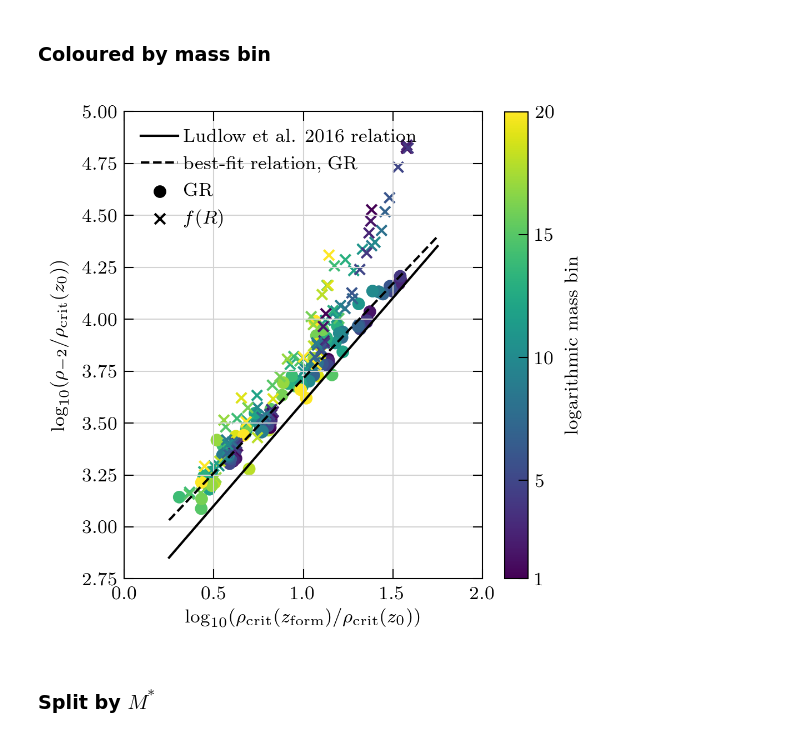
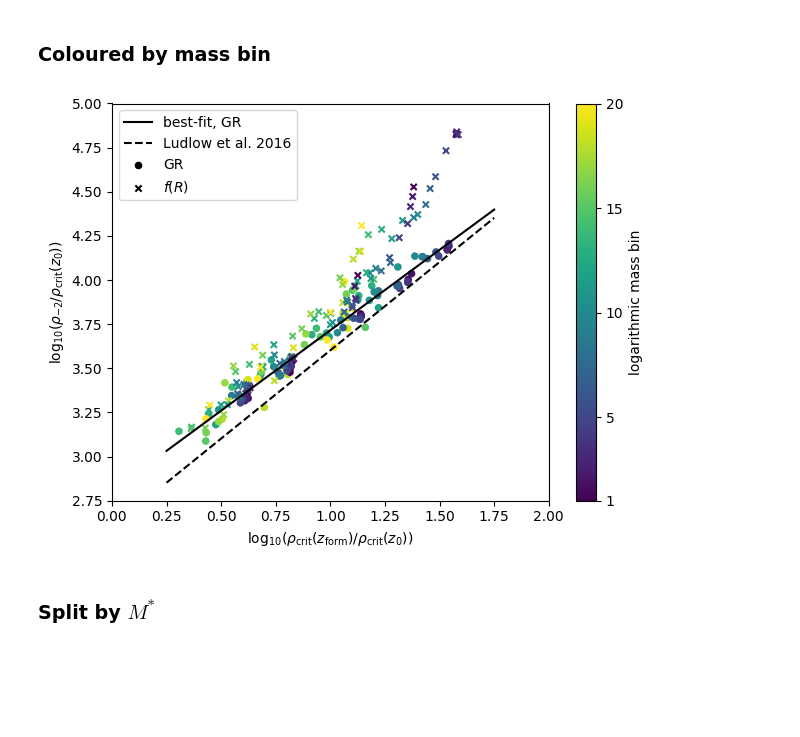
Before and after one commit to oleskiewicz/hbtp, a Jupyter notebook: relation.ipynb, the cells around one changed output. Saved outputs shown, nothing was run; the diff lists cells and outputs as text; code cells hidden in the pictures; blank space fills up the shorter version.

Commit message:
Update figures for corrections

```diff
--- a/relation.ipynb
+++ b/relation.ipynb
@@ -7,7 +7,7 @@ import matplotlib
 
 %matplotlib inline
 # %%
-plt.style.use('paper')
+# plt.style.use('paper')
 # %%
 grav = 'GR_b64n512'
 NFW_f = 0.02
@@ -98,37 +98,36 @@ _d = d[
 ax.scatter(x=_d['rho_f'], y=_d['rho_s'], marker='o', c=_d['bin'], s=20, label=None)
 
 _d = d[
     (d['grav'] == 'fr6_b64n512') &
     (d['f'] == NFW_f) &
     (d['rs_f'] == rs_f)
 ]
 
 fig.colorbar(
     ax.scatter(x=_d['rho_f'], y=_d['rho_s'], marker='x', c=_d['bin'], s=20, label=None),
     label=r'logarithmic mass bin',
     ticks=[1, 5, 10, 15, 20, ],
     ax=ax,
 )
 
 _x = np.array([0.25, 1.75])
-ax.plot(_x, np.log10(400.0)+_x, "k-", label="Ludlow et al. 2016 relation")
-# ax.plot(_x, popt_0[0]+_x)
-ax.plot(_x, popt_1[0]+popt_1[1]*_x, "k--", label="best-fit relation, GR")
+ax.plot(_x, popt_1[0]+popt_1[1]*_x, "k-", label="best-fit, GR")
+ax.plot(_x, np.log10(400.0)+_x, "k--", label="Ludlow et al. 2016")
 
 ax.set_ylabel(r"$\log_{10}(\rho_{-2} / \rho_{\mathrm{crit}}(z_{0}))$")
 ax.set_xlabel(r"$\log_{10}(\rho_{\mathrm{crit}}(z_{\mathrm{form}}) / \rho_{\mathrm{crit}}(z_{0}))$")
 ax.set_xlim((0.0, 2.0))
 ax.set_ylim((2.75, 5))
 ax.scatter([], [], c='k', s=20, marker='o', label=r'GR')
 ax.scatter([], [], c='k', s=20, marker='x', label=r'$f(R)$')
 ax.plot([])
 ax.legend(loc="upper left")
 
 fig.tight_layout()
 
 # fig.savefig('./plots/rhorho_massbin.pdf')
 # %% [output]
-[figure, old version]
+[figure, new version]
 # %% [markdown]
 ### Split by $M^*$
 # %%
```
Also changed, not shown: parts of 4 cells of this notebook.
